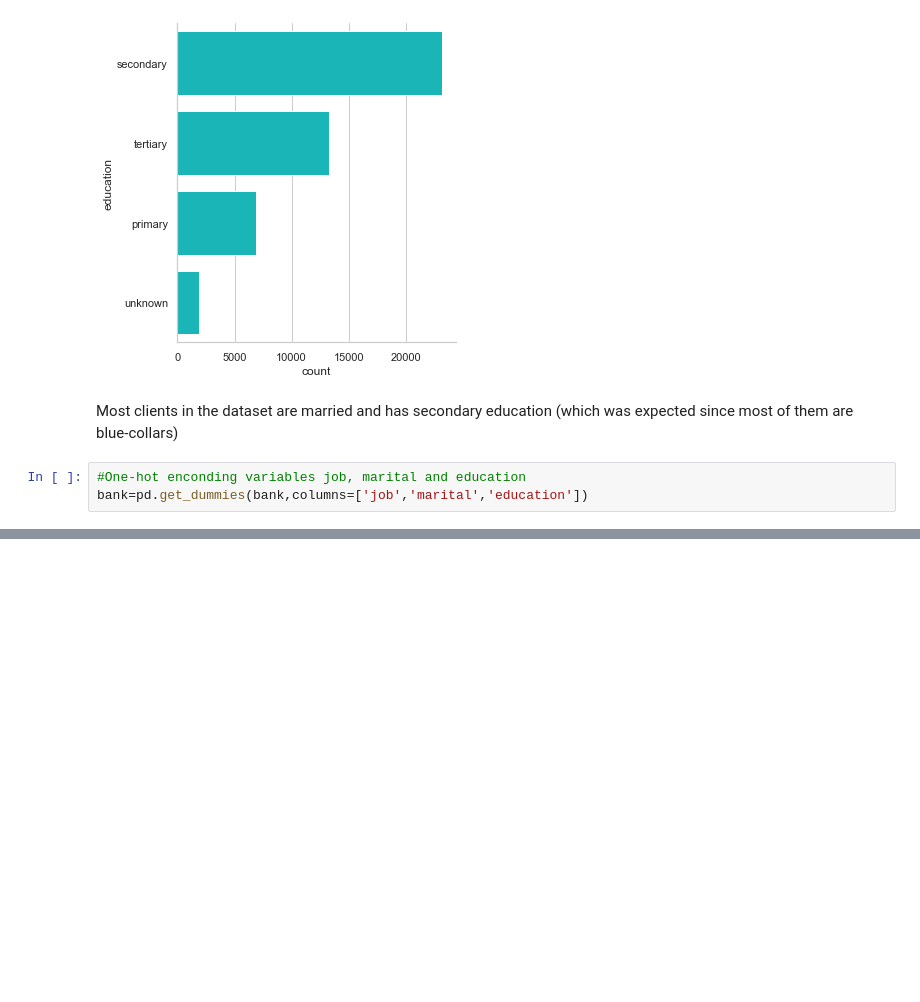
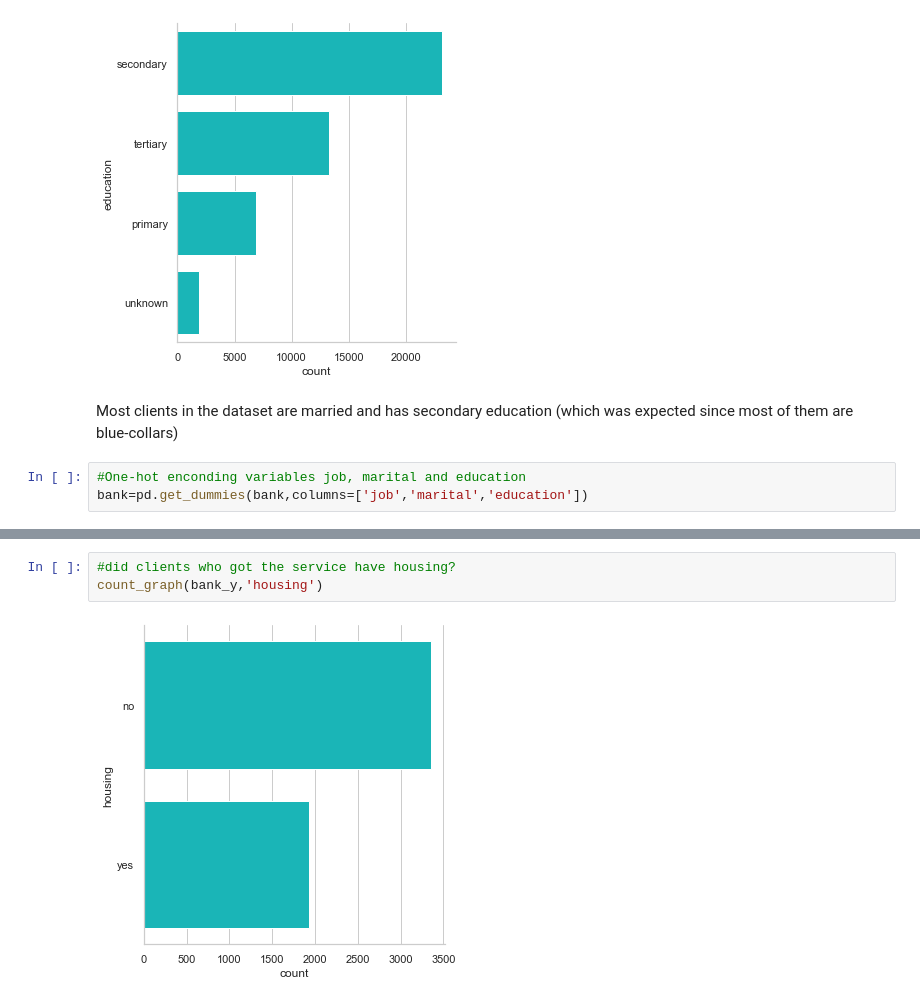
Before and after one commit to nataliablock/bank_marketing_prediction, a Jupyter notebook: bank_marketing_pred.ipynb, the cells around one changed output, grey strips where cells are left out. Cells and saved outputs as stored; diff of their text form; blank space fills up the shorter version.

```diff
--- a/bank_marketing_pred.ipynb
+++ b/bank_marketing_pred.ipynb
@@ -154,0 +172,5 @@ bank=pd.get_dummies(bank,columns=['job','marital','education'])
+# %%
+#did clients who got the service have housing?
+count_graph(bank_y,'housing')
+# %% [output]
+[figure, added]
```
Also changed, not shown: parts of 20 cells of this notebook.
